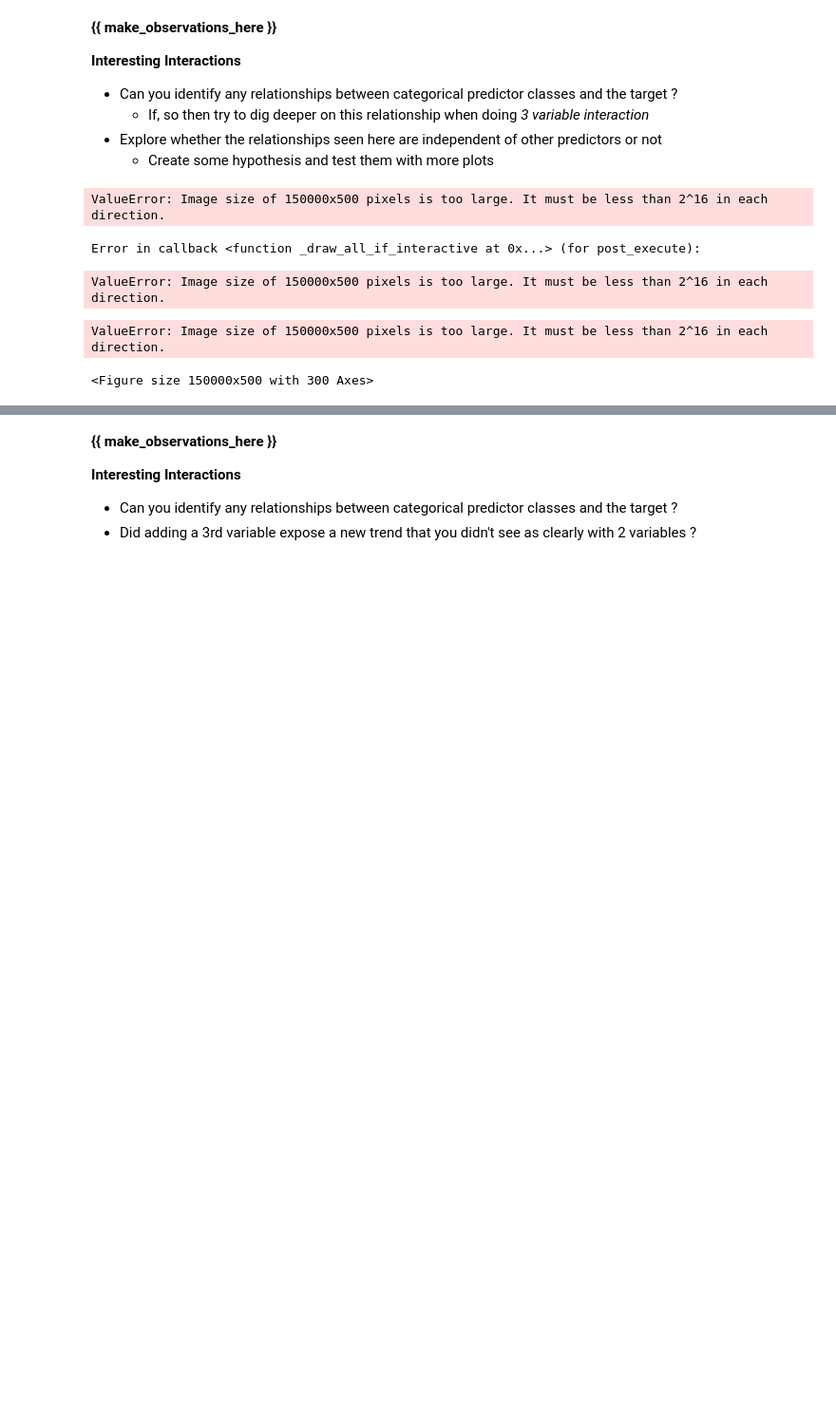
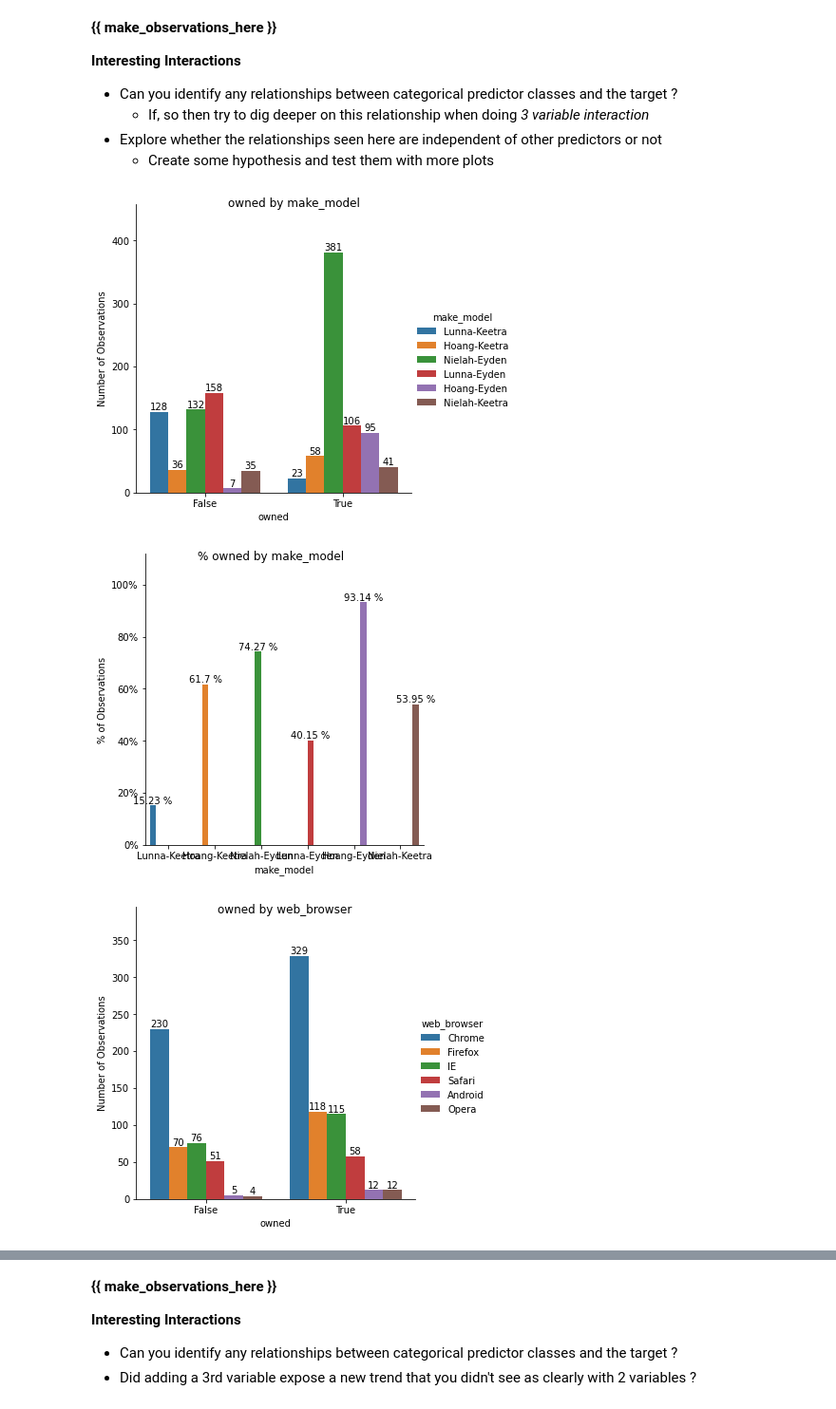
Before and after one commit to nathanjones4323/machine-learning-notebook-template, a Jupyter notebook: templates/classification.ipynb, the cells around one changed output, grey strips where cells are left out. Shown at 95% size. Drawn from its saved outputs; the diff is of its cells as text; code cells hidden in the pictures; blank space fills up the shorter version.

```diff
--- a/templates/classification.ipynb
+++ b/templates/classification.ipynb
@@ -393,20 +410,29 @@ for col_name in data.select_dtypes(exclude="number").columns:
   * If, so then try to dig deeper on this relationship when doing *3 variable interaction*
 * Explore whether the relationships seen here are independent of other predictors or not
   * Create some hypothesis and test them with more plots
-# %%
-L = train_data.select_dtypes(exclude="number").columns
-# All unqiue 2 way combinations
-unique_2_way_combos = [comb for comb in combinations(L, 2)]
-for i, j in unique_2_way_combos:
-    g = sns.catplot(data=train_data, y=i, x=target, col=j, kind="box")
-    g.set_axis_labels("Owned", i)
-    g.set_titles("{col_var} = {col_name}")
-    g.fig.subplots_adjust(top=0.8)
-    g.fig.suptitle(f"Owned Distribution by {i} and {j}")
-    plt.show()
-# %% [output]
-ValueError: Image size of 150000x500 pixels is too large. It must be less than 2^16 in each direction.
-Error in callback <function _draw_all_if_interactive at 0x...> (for post_execute):
-ValueError: Image size of 150000x500 pixels is too large. It must be less than 2^16 in each direction.
-ValueError: Image size of 150000x500 pixels is too large. It must be less than 2^16 in each direction.
-<Figure size 150000x500 with 300 Axes>
+# %%
+# Compare each of the following categorical variables relationship to Survived
+small_categoricals = []
+for col_name in data.drop(columns=[target]).select_dtypes(exclude="number").columns:
+    nunique = data[col_name].nunique()
+    if nunique <= 15:
+        small_categoricals.append(col_name)
+
+for category in small_categoricals:
+    g = sns.catplot(data=train_data, x=target, hue=category, kind="count")
+    g.set_ylabels("Number of Observations")
+    g.fig.suptitle(f"{target} by {category}")
+    g.set_xticklabels(["False", "True"])
+    annotate_count_plot(g)
+    plt.show()
+    g = sns.catplot(data=train_data, x=category, y=target, hue=category, kind="bar", ci=False)
+    for ax in g.axes.flat:
+        ax.yaxis.set_major_formatter(PercentFormatter(1))
+    g.set_ylabels("% of Observations")
+    g.fig.suptitle(f"% {target} by {category}")
+    annotate_count_plot(g, kind="percent")
+    plt.show()
+# %% [output]
+[figure, added]
+[figure, added]
+[figure, added]
```
Also changed, not shown: parts of 14 cells of this notebook.
